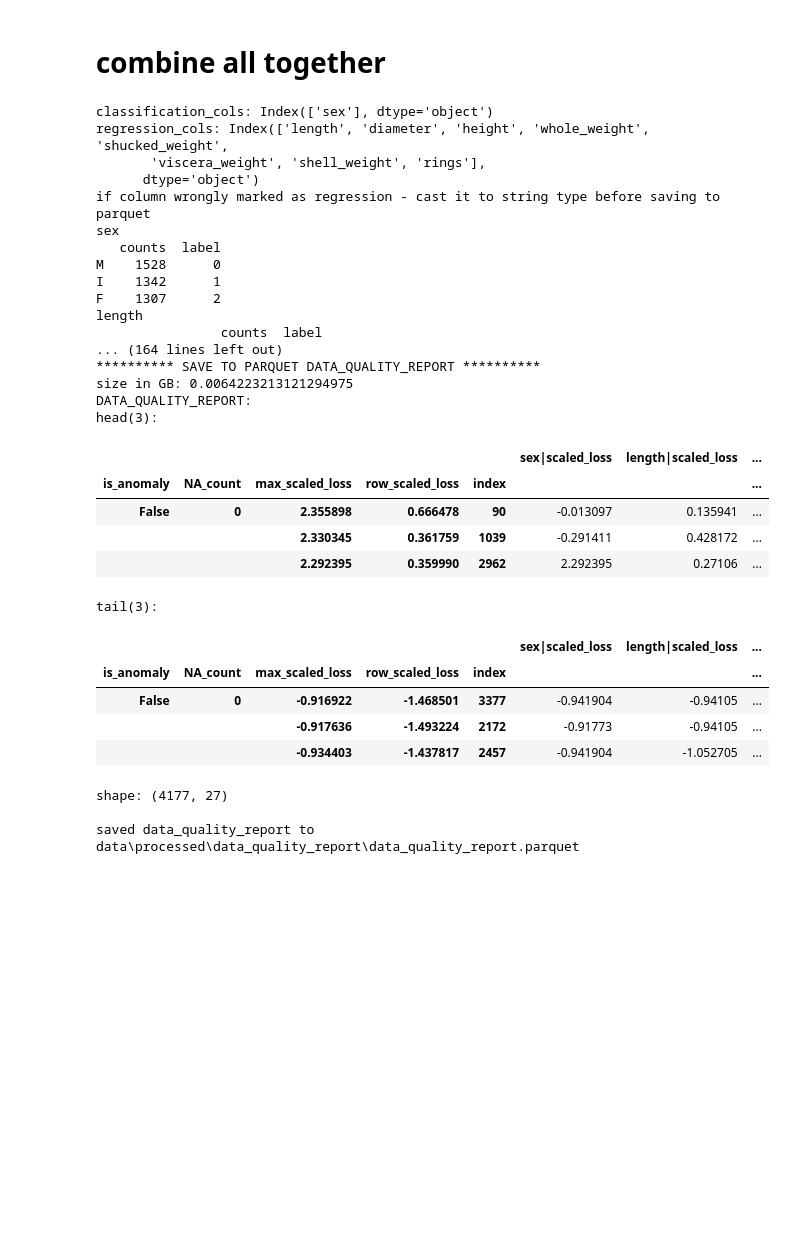
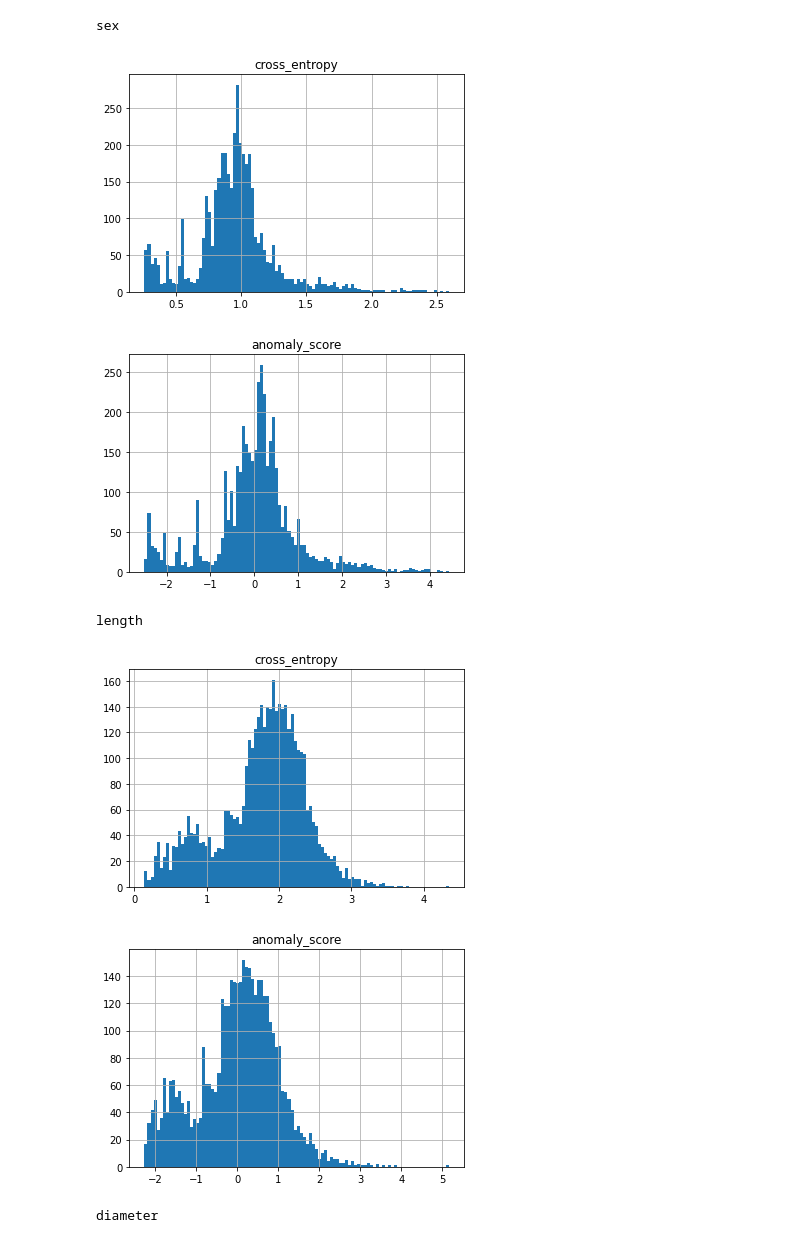
Before and after one commit to RomaKoks/data-quality-abalone, a Jupyter notebook: data_quality_check.ipynb, the cells around one changed output. Drawn from its saved outputs; the diff is of its cells as text; code cells hidden in the pictures; blank space fills up the shorter version.

Commit message:
simplification: - removed custom scaling - refactoring of notebook and report format
new features:
fixing of dataset anomaly values demo

```diff
--- a/data_quality_check.ipynb
+++ b/data_quality_check.ipynb
@@ -437,4 +276,0 @@ scaled_loss[scaled_loss.isna().any(axis=1)].sort_index()
-# %%
-for c, data in small_classes.items():
-    print(c)
-    show_full_dataframe(data.sort_index())
@@ -462,3 +276,0 @@ Name: rings_str, dtype: object
-# %%
-for c, data in small_classes.items():
-    data_quality_df.loc[data.index, f'{c}|true_label'] = data
@@ -468,13 +276,0 @@ for c, data in small_classes.items():
-# %%
-anomaly_thresh = 1.5 # in std
-# %%
-scaled_loss['NA_count'] = scaled_loss.isna().sum(axis=1)
-rare_class = scaled_loss['NA_count'] > 0
-anomaly_value = scaled_loss['max_scaled_loss'] > anomaly_thresh
-anomaly_combination = scaled_loss['row_scaled_loss'] > anomaly_thresh
-scaled_loss['is_anomaly'] = rare_class | anomaly_value | anomaly_combination
-# join with labels
-labels = data_quality_df[[c for c in data_quality_df if any(s in c for s in ['true_label', 'pred_label'])]]
-report = pd.concat([scaled_loss, labels], axis=1).reset_index().set_index(
-    ['is_anomaly', 'NA_count', 'max_scaled_loss', 'row_scaled_loss', 'index']).sort_index(ascending=False)
-report
@@ -529,4 +277,2 @@ show_full_dataframe(report.loc[(slice(None), slice(None), slice(None), slice(Non
-# %% [markdown]
-# combine all together
 # %%
 def make_data_quality_report(
@@ -660,34 +439,0 @@ report_path = PROCESSED_PATH / 'data_quality_report'
-# %%
-make_data_quality_report(abalone_path, report_path)
-# %% [output]
-classification_cols: Index(['sex'], dtype='object')
-regression_cols: Index(['length', 'diameter', 'height', 'whole_weight', 'shucked_weight',
-       'viscera_weight', 'shell_weight', 'rings'],
-      dtype='object')
-if column wrongly marked as regression - cast it to string type before saving to parquet
-sex
-   counts  label
-M    1528      0
-I    1342      1
-F    1307      2
-length
-                counts  label
-... (164 lines left out)
-********** SAVE TO PARQUET DATA_QUALITY_REPORT **********
-size in GB: 0.0064223213121294975
-DATA_QUALITY_REPORT:
-head(3):
-|  |  |  |  |  | sex|scaled_loss | length|scaled_loss | ... |
-| is_anomaly | NA_count | max_scaled_loss | row_scaled_loss | index |  |  | ... |
-| False | 0 | 2.355898 | 0.666478 | 90 | -0.013097 | 0.135941 | ... |
-|  |  | 2.330345 | 0.361759 | 1039 | -0.291411 | 0.428172 | ... |
-|  |  | 2.292395 | 0.359990 | 2962 | 2.292395 | 0.27106 | ... |
-tail(3):
-|  |  |  |  |  | sex|scaled_loss | length|scaled_loss | ... |
-| is_anomaly | NA_count | max_scaled_loss | row_scaled_loss | index |  |  | ... |
-| False | 0 | -0.916922 | -1.468501 | 3377 | -0.941904 | -0.94105 | ... |
-|  |  | -0.917636 | -1.493224 | 2172 | -0.91773 | -0.94105 | ... |
-|  |  | -0.934403 | -1.437817 | 2457 | -0.941904 | -1.052705 | ... |
-shape: (4177, 27)
-
-saved data_quality_report to data\processed\data_quality_report\data_quality_report.parquet
@@ -697,0 +440,12 @@ saved data_quality_report to data\processed\data_quality_report\data_quality_rep
+# %%
+%%time
+
+report, fixed_df = make_data_quality_report(abalone, anomaly_thresh=anomaly_thresh, ignore_columns=ignore_columns, plot=True)
+# %% [output]
+sex
+[figure, added]
+[figure, added]
+length
+[figure, added]
+[figure, added]
+diameter
```
Also changed, not shown: parts of 59 cells of this notebook, 3 other files.
